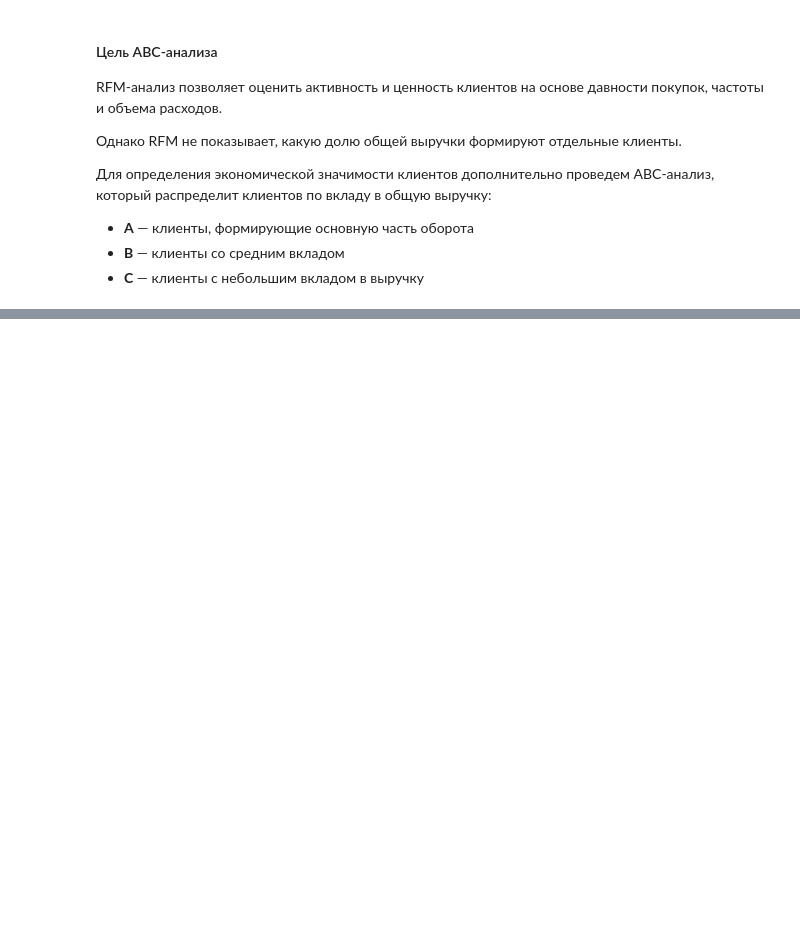
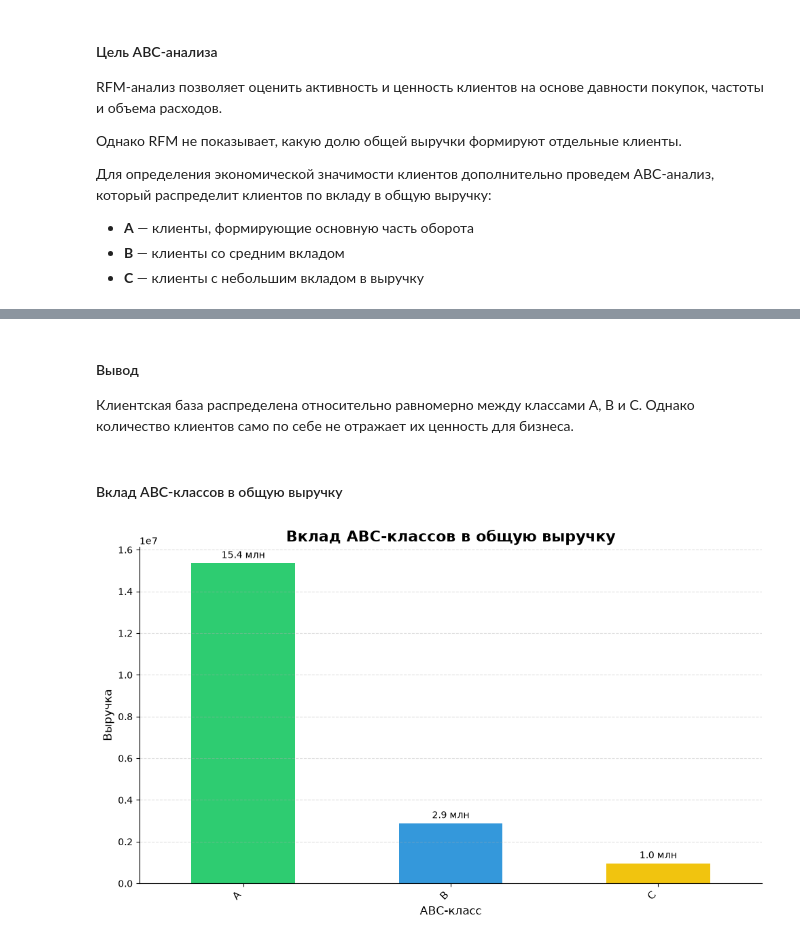
Before and after one commit to artkriukov/portfolio, a Jupyter notebook: projects/rfm-analysis-pharmacy/rfm-pharmacy-analysis.ipynb, the cells around one changed output, grey strips where cells are left out. Saved outputs shown, nothing was run; the diff lists cells and outputs as text; code cells hidden in the pictures; blank space fills up the shorter version.

```diff
--- a/projects/rfm-analysis-pharmacy/rfm-pharmacy-analysis.ipynb
+++ b/projects/rfm-analysis-pharmacy/rfm-pharmacy-analysis.ipynb
@@ -256,0 +334,19 @@ RFM-анализ позволяет оценить активность и це
+# %% [markdown]
+#### Вывод
+Клиентская база распределена относительно равномерно между классами A, B и C. Однако количество клиентов само по себе не отражает их ценность для бизнеса.
+# %% [markdown]
+#### Вклад ABC-классов в общую выручку
+# %%
+draw_plot(
+    abc_count,
+    kind='bar',
+    x='abc_revenue',
+    y='total_revenue',
+    legend=False,
+    title='Вклад ABC-классов в общую выручку',
+    xlabel='ABC-класс',
+    ylabel='Выручка',
+    format_labels='millions'
+)
+# %% [output]
+[figure, added]
```
Also changed, not shown: parts of 15 cells of this notebook.
